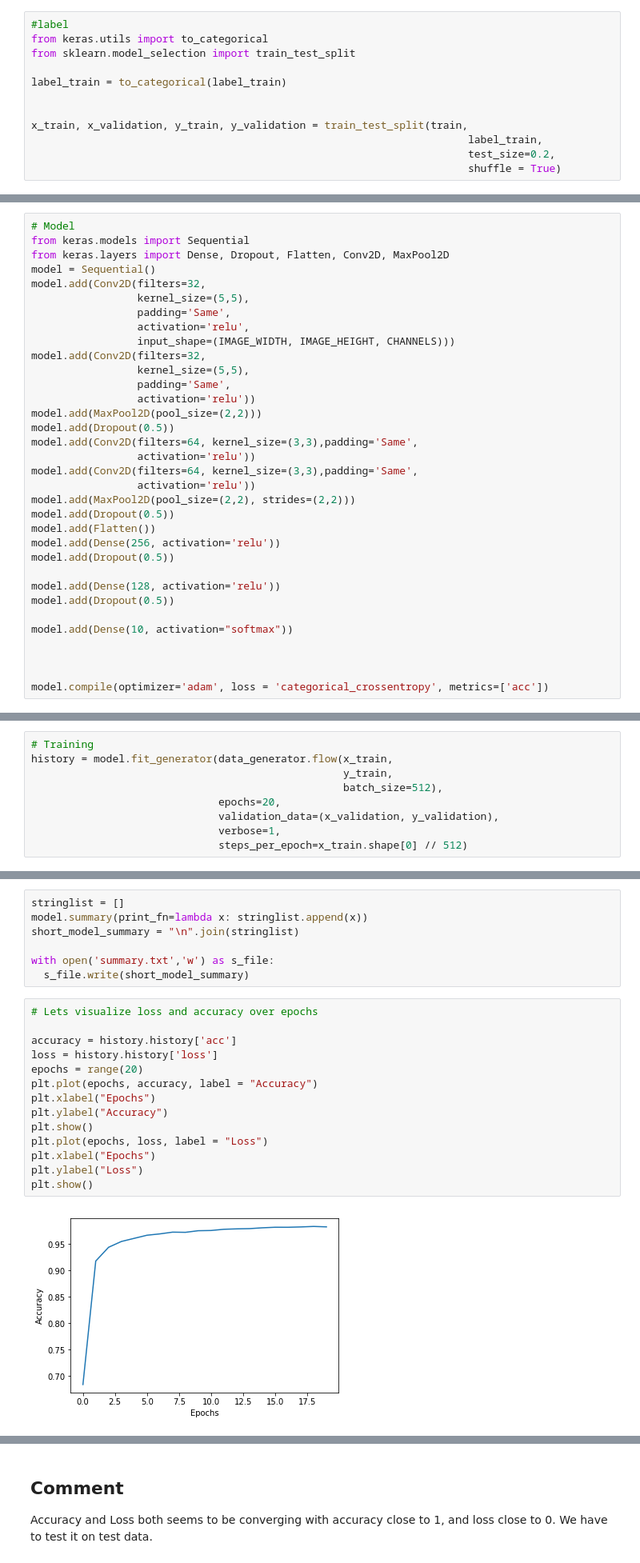
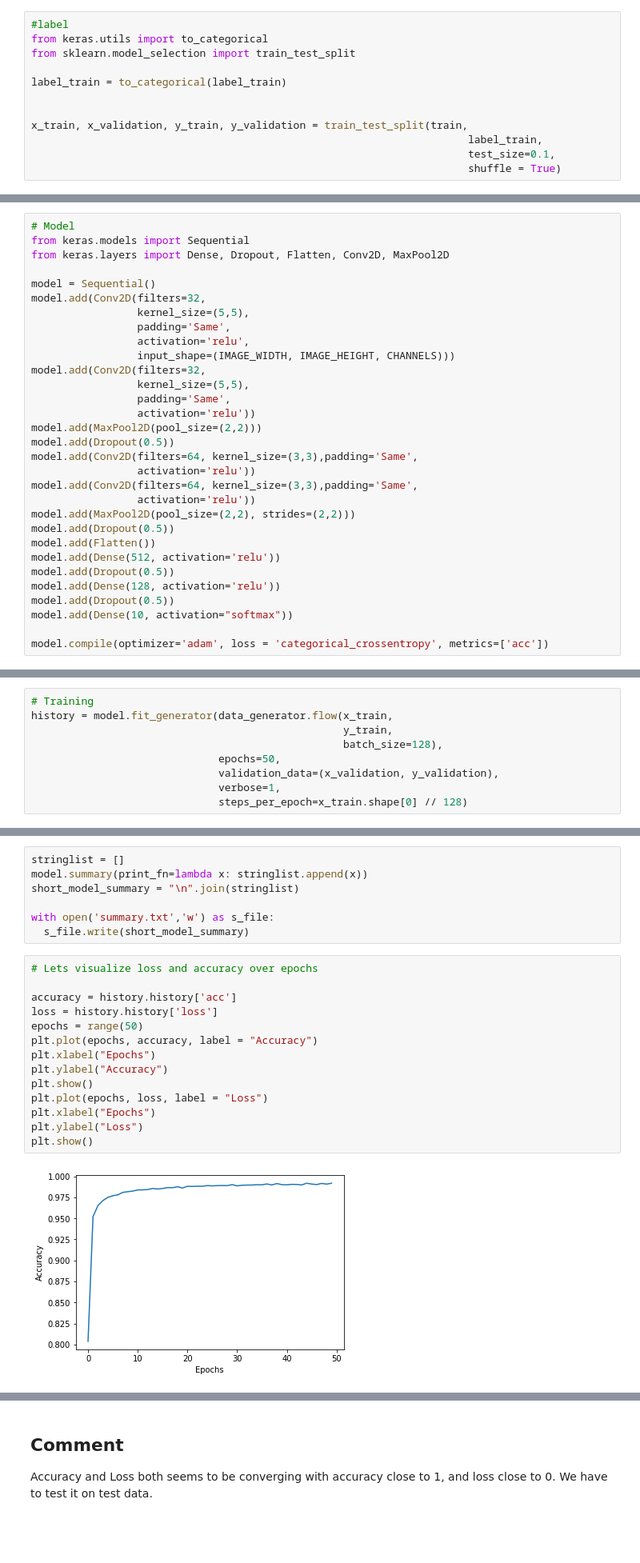
Before and after one commit to pharoah/DigitRecognizer, a Jupyter notebook: Digit_Recognizer.ipynb, the cells around one changed output, grey strips where cells are left out. Shown at 80% size. Drawn from its saved outputs; the diff is of its cells as text; blank space fills up the shorter version.

```diff
--- a/Digit_Recognizer.ipynb
+++ b/Digit_Recognizer.ipynb
@@ -73,5 +75,5 @@ label_train = to_categorical(label_train)
 
 x_train, x_validation, y_train, y_validation = train_test_split(train,
                                                                       label_train,
-                                                                      test_size=0.2,
+                                                                      test_size=0.1,
                                                                       shuffle = True)
@@ -81,6 +81,7 @@ Using TensorFlow backend.
 # Model
 from keras.models import Sequential
 from keras.layers import Dense, Dropout, Flatten, Conv2D, MaxPool2D
+
 model = Sequential()
 model.add(Conv2D(filters=32,
                  kernel_size=(5,5),
@@ -100,14 +101,10 @@ model.add(Conv2D(filters=64, kernel_size=(3,3),padding='Same',
 model.add(MaxPool2D(pool_size=(2,2), strides=(2,2)))
 model.add(Dropout(0.5))
 model.add(Flatten())
-model.add(Dense(256, activation='relu'))
+model.add(Dense(512, activation='relu'))
 model.add(Dropout(0.5))
-
 model.add(Dense(128, activation='relu'))
 model.add(Dropout(0.5))
-
 model.add(Dense(10, activation="softmax"))
 
-
-
 model.compile(optimizer='adam', loss = 'categorical_crossentropy', metrics=['acc'])
@@ -135,9 +123,9 @@ data_generator.fit(x_train)
 # Training
 history = model.fit_generator(data_generator.flow(x_train,
                                                   y_train,
-                                                  batch_size=512),
-                              epochs=20,
+                                                  batch_size=128),
+                              epochs=50,
                               validation_data=(x_validation, y_validation),
                               verbose=1,
-                              steps_per_epoch=x_train.shape[0] // 512)
+                              steps_per_epoch=x_train.shape[0] // 128)
 # %% [output]
@@ -178,16 +166,16 @@ with open('summary.txt','w') as s_file:
 # %%
 # Lets visualize loss and accuracy over epochs
 
 accuracy = history.history['acc']
 loss = history.history['loss']
-epochs = range(20)
+epochs = range(50)
 plt.plot(epochs, accuracy, label = "Accuracy")
 plt.xlabel("Epochs")
 plt.ylabel("Accuracy")
 plt.show()
 plt.plot(epochs, loss, label = "Loss")
 plt.xlabel("Epochs")
 plt.ylabel("Loss")
 plt.show()
 # %% [output]
-[figure, old version]
+[figure, new version]
```
Also changed, not shown: parts of 5 cells of this notebook.
